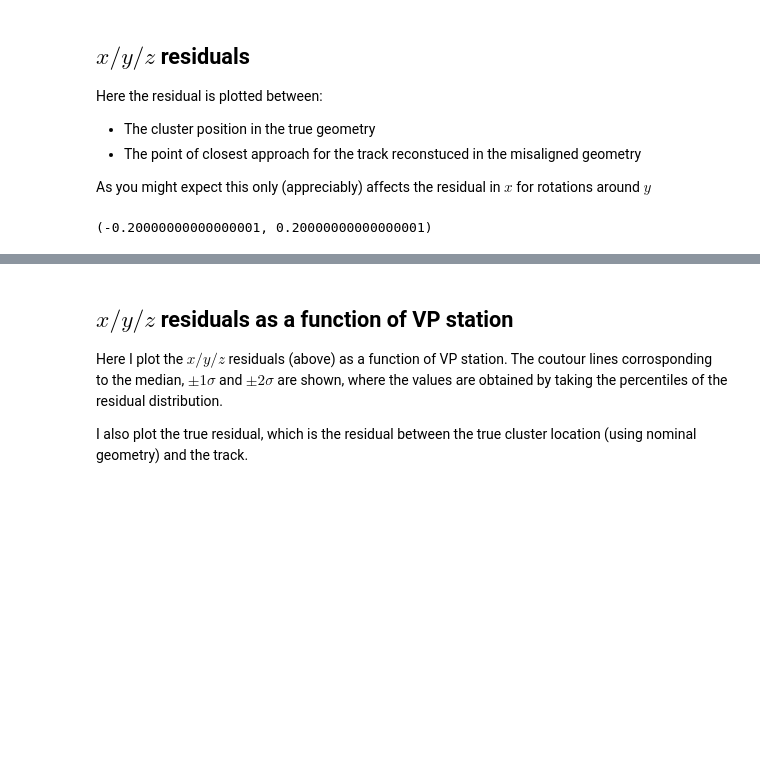
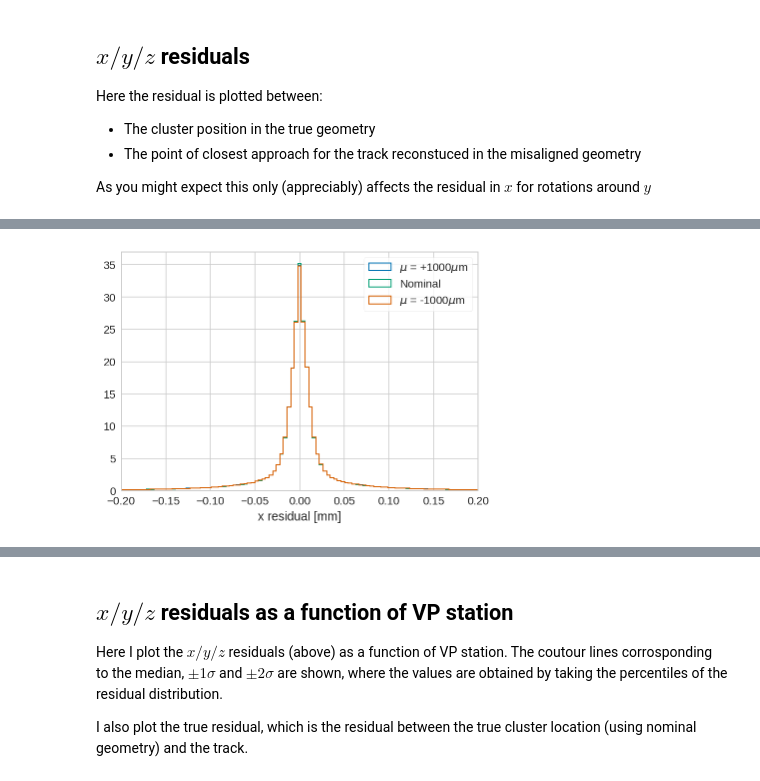
Before and after one commit to chrisburr/lhcb-velopix-studies, a Jupyter notebook: hybrid-distortions/notebooks/Further studies (y=±1000um).ipynb, the cells around one changed output, grey strips where cells are left out. Cells and saved outputs as stored; diff of their text form; code cells hidden in the pictures; blank space fills up the shorter version.

```diff
--- a/hybrid-distortions/notebooks/Further studies (y=±1000um).ipynb
+++ b/hybrid-distortions/notebooks/Further studies (y=±1000um).ipynb
@@ -19,3 +20,10 @@ import utils
+# %%
+import utils
+sns.set_context('paper', font_scale=1.4, rc={'legend.frameon': True})
 # %%
+# scenarios = ['tip_x=0um_y=+1000um_sigma=0.5', 'Original_DB', 'tip_x=0um_y=-1000um_sigma=0.5']
 scenarios = ['tip_x=0um_y=+1000um', 'Original_DB', 'tip_x=0um_y=-1000um']
-clusters, tracks, residuals, particles = utils.load(scenarios)
+out_dir = join('output/further_studies/', '__'.join(scenarios))
+if not isdir(out_dir):
+    os.makedirs(out_dir)
+clusters, tracks, residuals, particles = utils.load(scenarios, fast=True)
@@ -46,9 +52,9 @@ As you might expect this only (appreciably) affects the residual in $x$ for rota
 # %%
 for scenario in scenarios:
     residuals[scenario].residual_x.hist(
-        bins=bins, histtype='step', lw=1.5, normed=True, label=scenario)
-plt.legend(loc='best')
-plt.xlabel('residual_x [mm]')
+        bins=bins, histtype='step', lw=1, normed=True, label=utils.format_label(scenario))
+plt.legend(loc='best', frameon=True)
+plt.xlabel('x residual [mm]')
 plt.xlim((bins[0], bins[-1]))
+pgf.savefig(join(out_dir, 'residual_x_integrated.pgf.png'))
 # %% [output]
-(-0.20000000000000001, 0.20000000000000001)
@@ -56,3 +61,4 @@ plt.xlim((bins[0], bins[-1]))
+[figure, added]
 # %%
 for scenario in scenarios:
     residuals[scenario].residual_y.hist(
```
Also changed, not shown: parts of 27 cells of this notebook, 1 other file.
